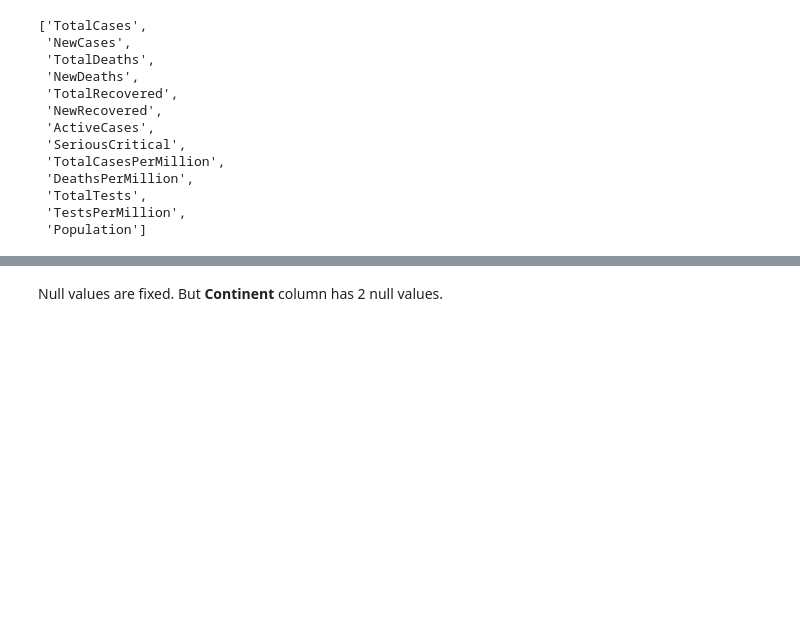
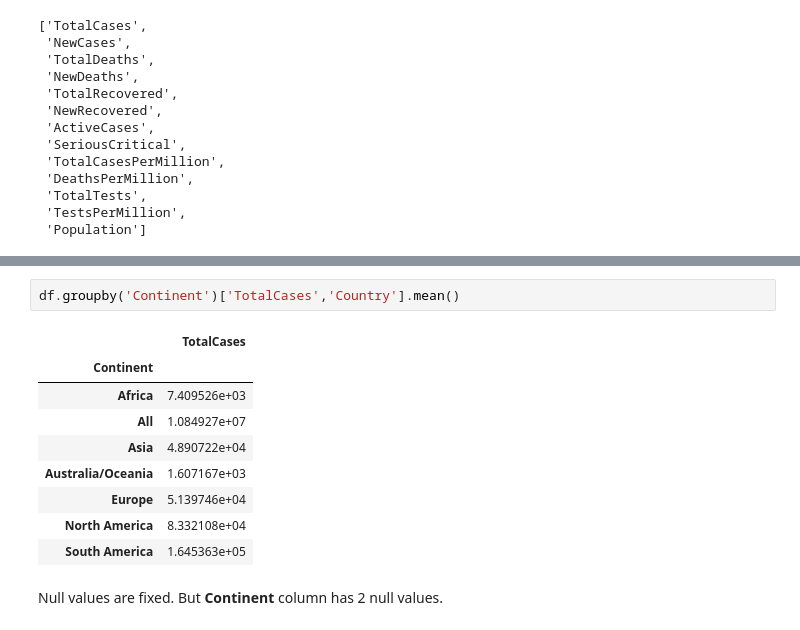
Before and after one commit to almamunx/Covid-19-Dashboard, a Jupyter notebook: COVID-19.ipynb, the cells around one changed output, grey strips where cells are left out. Drawn from its saved outputs; the diff is of its cells as text; blank space fills up the shorter version.

```diff
--- a/COVID-19.ipynb
+++ b/COVID-19.ipynb
@@ -253,3 +292,15 @@ dtype: int64
+# %%
+df.groupby('Continent')['TotalCases','Country'].mean()
+# %% [output]
+|  | TotalCases |
+| Continent |  |
+| Africa | 7.409526e+03 |
+| All | 1.084927e+07 |
+| Asia | 4.890722e+04 |
+| Australia/Oceania | 1.607167e+03 |
+| Europe | 5.139746e+04 |
+| North America | 8.332108e+04 |
+| South America | 1.645363e+05 |
 # %% [markdown]
 Null values are fixed. But **Continent** column has 2 null values.
 # %%
```
Also changed, not shown: parts of 9 cells of this notebook.
